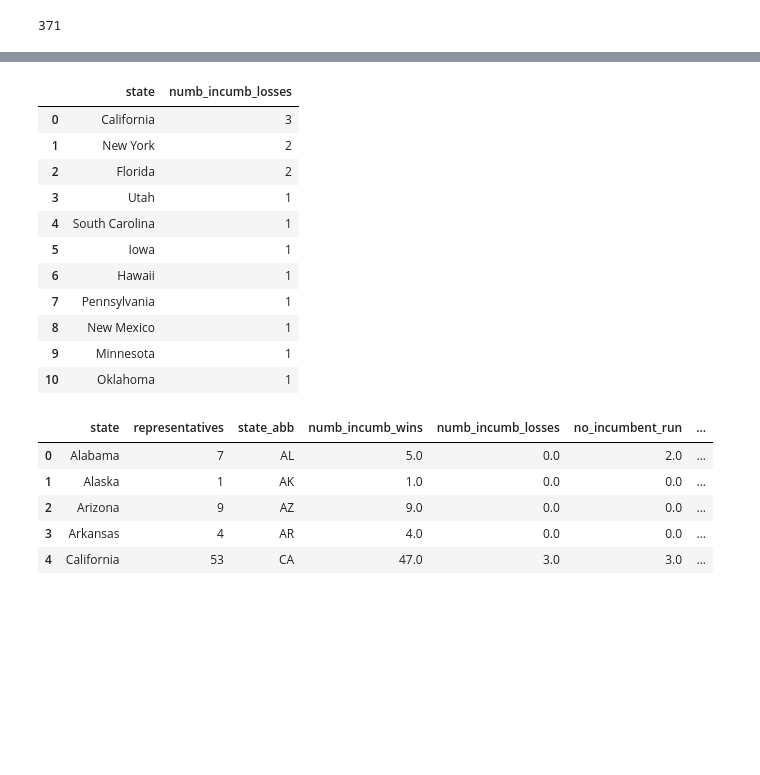
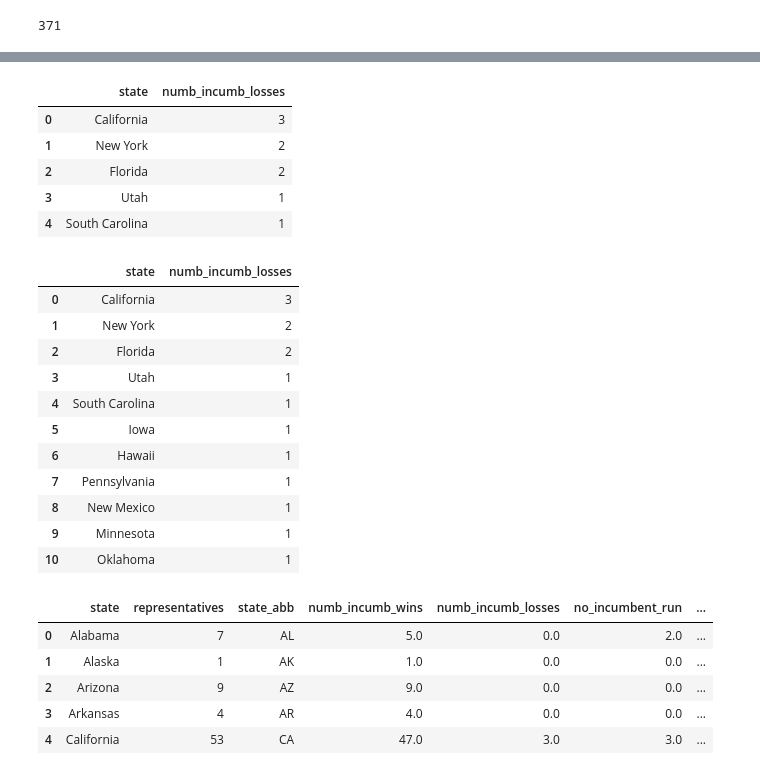
Before and after one commit to nss-data-science-cohort-5/webscraping_open_secrets-silver-ish-sharks, a Jupyter notebook: notebooks/Analyses_Conrad.ipynb, the cells around one changed output, grey strips where cells are left out. Saved outputs shown, nothing was run; the diff lists cells and outputs as text; code cells hidden in the pictures; blank space fills up the shorter version.

```diff
--- a/notebooks/Analyses_Conrad.ipynb
+++ b/notebooks/Analyses_Conrad.ipynb
@@ -111,3 +111,0 @@ incumbent_agg.head()
-# %%
-incumbent_lost = election_results[(election_results['Incumbent']  == True) & (election_results['Winner'] == False)]
-incumbent_lost.head()
@@ -121,22 +112,32 @@ incumbent_lost.head()
-# %%
-incumbent_lost = incumbent_lost['State'].value_counts()
-incumbent_lost = pd.DataFrame(incumbent_lost)
-incumbent_lost = incumbent_lost.reset_index()
-incumbent_lost =incumbent_lost.rename(columns={'index':'state', 'State':'numb_incumb_losses'})
-incumbent_lost
-# %% [output]
-|  | state | numb_incumb_losses |
-| 0 | California | 3 |
-| 1 | New York | 2 |
-| 2 | Florida | 2 |
-| 3 | Utah | 1 |
-| 4 | South Carolina | 1 |
-| 5 | Iowa | 1 |
-| 6 | Hawaii | 1 |
-| 7 | Pennsylvania | 1 |
-| 8 | New Mexico | 1 |
-| 9 | Minnesota | 1 |
-| 10 | Oklahoma | 1 |
+# %%
+incumbent_lost_all = election_results[(election_results['Incumbent']  == True) & (election_results['Winner'] == False)]
+incumbent_lost.head()
+# %% [output]
+|  | state | numb_incumb_losses |
+| 0 | California | 3 |
+| 1 | New York | 2 |
+| 2 | Florida | 2 |
+| 3 | Utah | 1 |
+| 4 | South Carolina | 1 |
+# %%
+incumbent_lost = incumbent_lost_all['State'].value_counts()
+incumbent_lost = pd.DataFrame(incumbent_lost)
+incumbent_lost = incumbent_lost.reset_index()
+incumbent_lost =incumbent_lost.rename(columns={'index':'state', 'State':'numb_incumb_losses'})
+incumbent_lost
+# %% [output]
+|  | state | numb_incumb_losses |
+| 0 | California | 3 |
+| 1 | New York | 2 |
+| 2 | Florida | 2 |
+| 3 | Utah | 1 |
+| 4 | South Carolina | 1 |
+| 5 | Iowa | 1 |
+| 6 | Hawaii | 1 |
+| 7 | Pennsylvania | 1 |
+| 8 | New Mexico | 1 |
+| 9 | Minnesota | 1 |
+| 10 | Oklahoma | 1 |
 # %%
 incumbent_agg = pd.merge(incumbent_agg, incumbent_lost, how="outer").fillna(value = 0)
 
```
Also changed, not shown: parts of 14 cells of this notebook.
